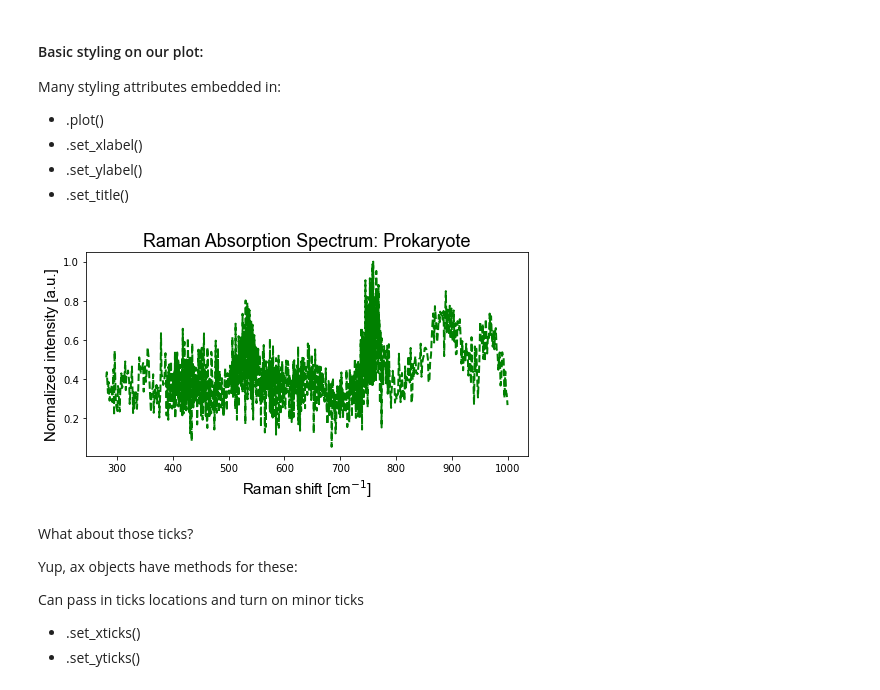
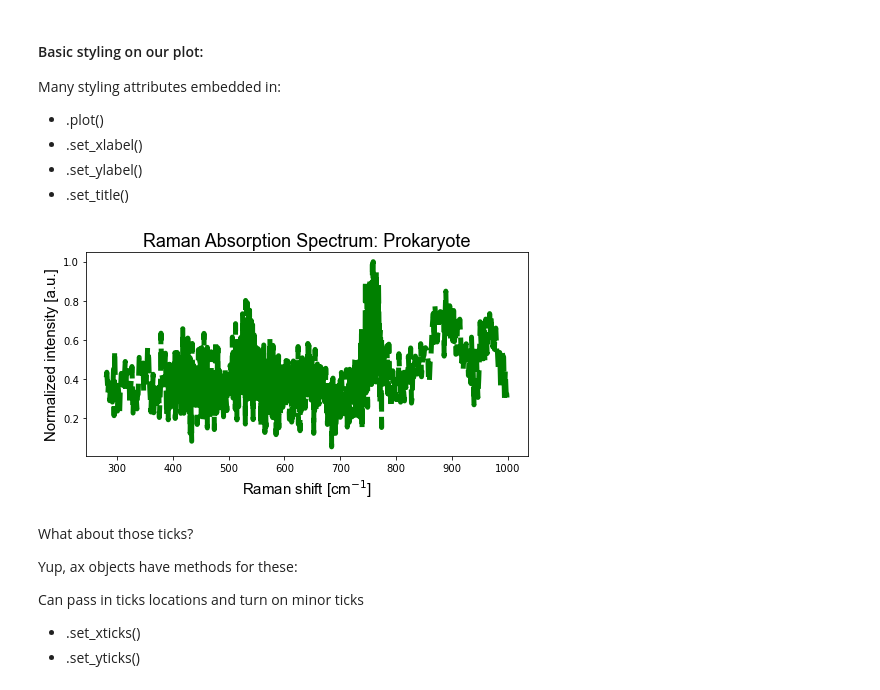
Before and after one commit to admveen/NYC_DS_042423, a Jupyter notebook: Phase1_Topic3_Data_BasePython/Ph1_T3_7_Visualization_Matplotlib.ipynb, the cells around one changed output. Cells and saved outputs as stored; diff of their text form; code cells hidden in the pictures.

```diff
--- a/Phase1_Topic3_Data_BasePython/Ph1_T3_7_Visualization_Matplotlib.ipynb
+++ b/Phase1_Topic3_Data_BasePython/Ph1_T3_7_Visualization_Matplotlib.ipynb
@@ -267,16 +267,16 @@ Many styling attributes embedded in:
 # %%
 fig, ax = plt.subplots(figsize=(7,4))
 
-ax.plot(X, Y, c ='green', linewidth = 2, linestyle = '--') # change color and line width
+ax.plot(X, Y, c ='green', linewidth = 5, linestyle = '--') # change color and line width
 
 ax.set_xlabel('Raman shift [cm$^{-1}$]', fontfamily = 'Arial', fontsize = 15)
 ax.set_ylabel('Normalized intensity [a.u.]', fontfamily = 'Arial', fontsize = 15)
 ax.set_title('Raman Absorption Spectrum: Prokaryote', fontfamily = 'Arial', fontsize = 18 )
 
 plt.tight_layout()
 plt.show()
 # %% [output]
-[figure, old version]
+[figure, new version]
 # %% [markdown]
 What about those ticks?
 
```
Also changed, not shown: parts of 3 cells of this notebook, 24 other files.
